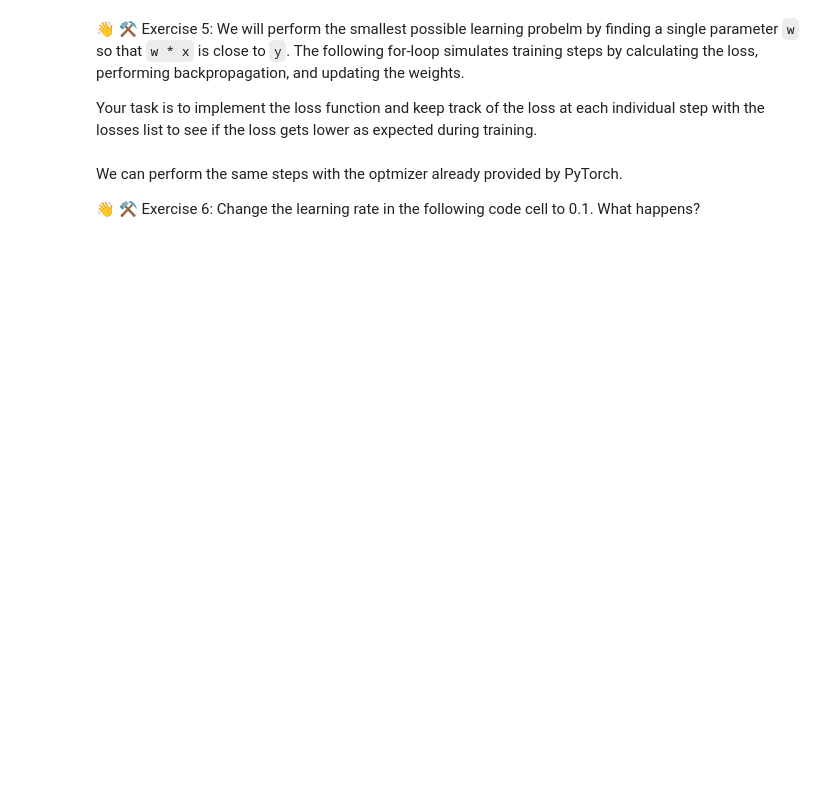
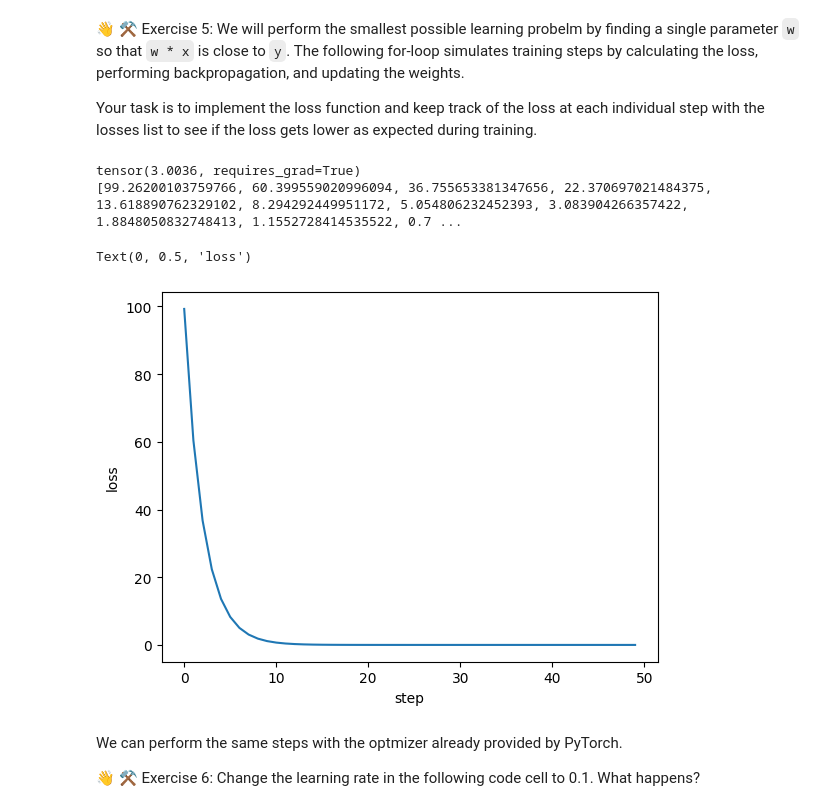
Before and after one commit to dgromann/cl_intro_ws2026, a Jupyter notebook: tutorials/Tutorial4_model_solutions.ipynb, the cells around one changed output. Saved outputs shown, nothing was run; the diff lists cells and outputs as text; code cells hidden in the pictures; blank space fills up the shorter version.

```diff
--- a/tutorials/Tutorial4_model_solutions.ipynb
+++ b/tutorials/Tutorial4_model_solutions.ipynb
@@ -360,38 +414,45 @@ print(emb(torch.tensor([0, 2])))
 
 Your task is to implement the loss function and keep track of the loss at each individual step with the losses list to see if the loss gets lower as expected during training.
 # %%
+from matplotlib import pyplot as plt
+
 x = torch.tensor([1., 2., 3., 4., 5.])
 y = torch.tensor([3.1, 5.9, 9.2, 11.8, 15.1])
 
 # The variable requires_grad states whether you wish to track this for gradients or not
 w = torch.tensor(0.0, requires_grad=True)
 
 # The learning rate = step size
 lr = 0.01
 losses = []
 # We repeat the training step 50 times
 for step in range(50):
   prediction = w * x
 
   # This loss function is called the Mean Squared Error (MSE), because it takes the mean of (prediction - y) squared
-  loss = # Your code here
+  loss = ((prediction - y)**2).mean()
 
   # We need to compute the gradients by means of backpropagation
   loss.backward()
 
   # with torch.no_grad(): do not record operations in this block for calculating the gradients
   # We only want to trace steps towards the prediction for computing the gradients
   # The following lines update/change the parameters based on the calcualted gradients in the backward step (optimization)
   with torch.no_grad():
       w -= lr * w.grad
       w.grad.zero_()
 
   # Your code here to store the loss.item() in the losses
-
+  losses.append(loss.item())
 
 print(w)
 print(losses)
 plt.plot(losses); plt.xlabel("step"); plt.ylabel("loss")
+# %% [output]
+tensor(3.0036, requires_grad=True)
+[99.26200103759766, 60.399559020996094, 36.755653381347656, 22.370697021484375, 13.618890762329102, 8.294292449951172, 5.054806232452393, 3.083904266357422, 1.8848050832748413, 1.1552728414535522, 0.7 ...
+Text(0, 0.5, 'loss')
+[figure, added]
 # %% [markdown]
 We can perform the same steps with the optmizer already provided by PyTorch.
 
```
Also changed, not shown: parts of 11 cells of this notebook.
